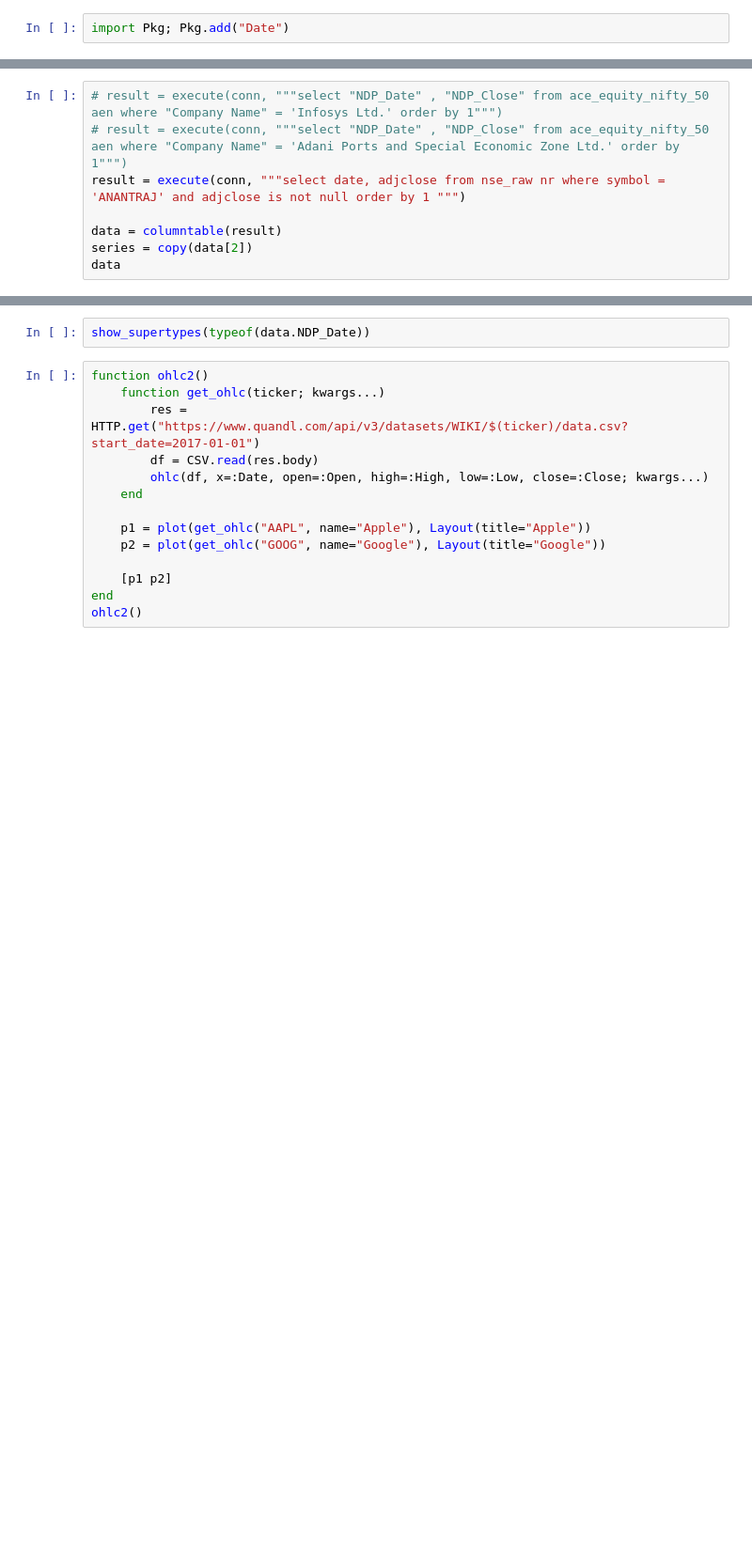
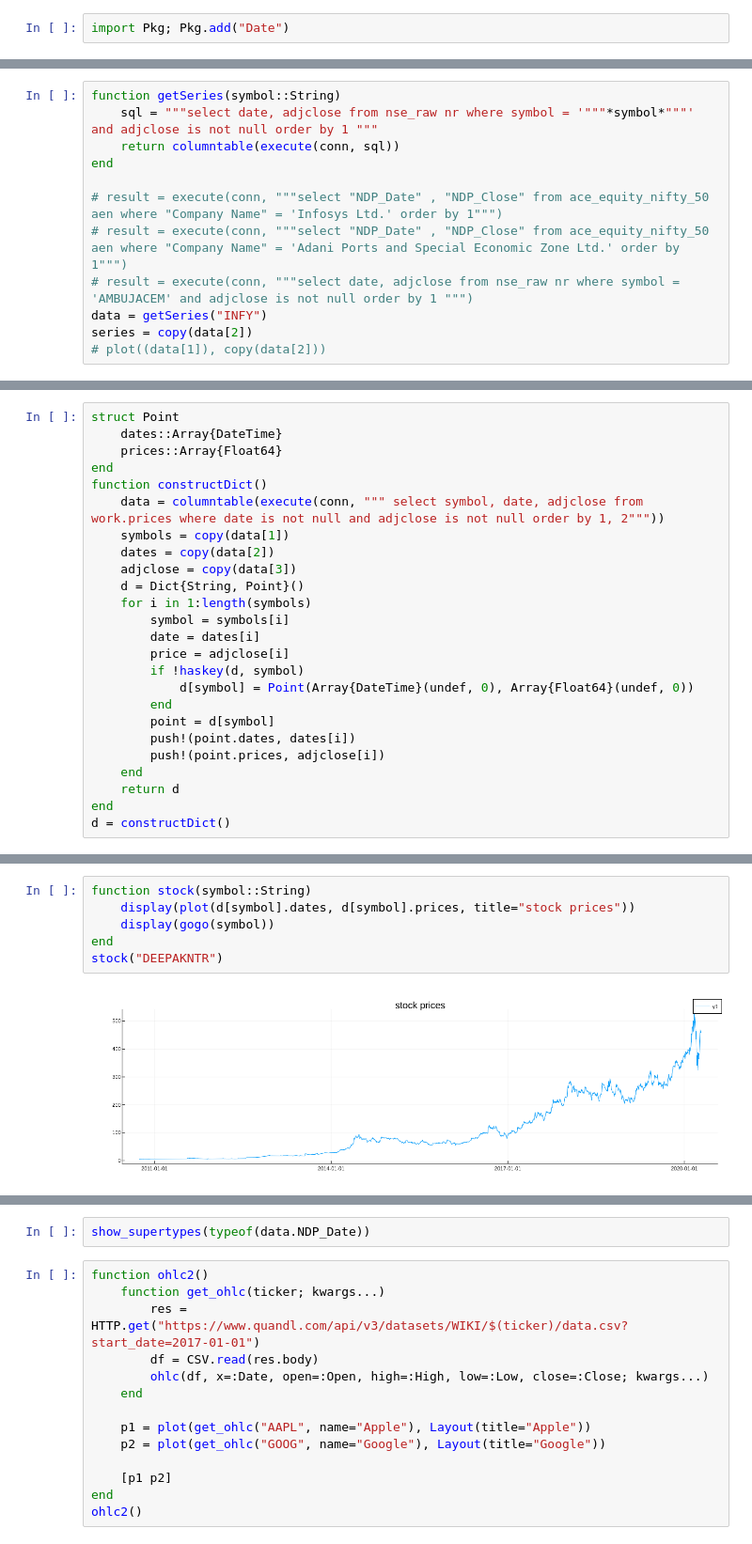
Before and after one commit to agsha/julia, a Jupyter notebook: template.ipynb, the cells around one changed output, grey strips where cells are left out. Shown: that part at 94% size. Saved outputs shown, nothing was run; the diff lists cells and outputs as text; blank space fills up the shorter version.

```diff
--- a/template.ipynb
+++ b/template.ipynb
@@ -10,8 +14,12 @@ sqlite = SQLite.DB()
 # %%
+function getSeries(symbol::String)
+    sql = """select date, adjclose from nse_raw nr where symbol = '"""*symbol*"""' and adjclose is not null order by 1 """
+    return columntable(execute(conn, sql))
+end
+
 # result = execute(conn, """select "NDP_Date" , "NDP_Close" from ace_equity_nifty_50 aen where "Company Name" = 'Infosys Ltd.' order by 1""")
 # result = execute(conn, """select "NDP_Date" , "NDP_Close" from ace_equity_nifty_50 aen where "Company Name" = 'Adani Ports and Special Economic Zone Ltd.' order by 1""")
-result = execute(conn, """select date, adjclose from nse_raw nr where symbol = 'ANANTRAJ' and adjclose is not null order by 1 """)
-
-data = columntable(result)
+# result = execute(conn, """select date, adjclose from nse_raw nr where symbol = 'AMBUJACEM' and adjclose is not null order by 1 """)
+data = getSeries("INFY")
 series = copy(data[2])
-data
+# plot((data[1]), copy(data[2]))
@@ -57,0 +125,25 @@ plot(x, plotData, label = permutedims(["year"*string(x) for x in 2:7]))
+# %%
+struct Point
+    dates::Array{DateTime}
+    prices::Array{Float64}
+end
+function constructDict()
+    data = columntable(execute(conn, """ select symbol, date, adjclose from work.prices where date is not null and adjclose is not null order by 1, 2"""))
+    symbols = copy(data[1])
+    dates = copy(data[2])
+    adjclose = copy(data[3])
+    d = Dict{String, Point}()
+    for i in 1:length(symbols)
+        symbol = symbols[i]
+        date = dates[i]
+        price = adjclose[i]
+        if !haskey(d, symbol)
+            d[symbol] = Point(Array{DateTime}(undef, 0), Array{Float64}(undef, 0))
+        end
+        point = d[symbol]
+        push!(point.dates, dates[i])
+        push!(point.prices, adjclose[i])
+    end
+    return d
+end
+d = constructDict()
@@ -57,0 +175,8 @@ plot(x, plotData, label = permutedims(["year"*string(x) for x in 2:7]))
+# %%
+function stock(symbol::String)
+    display(plot(d[symbol].dates, d[symbol].prices, title="stock prices"))
+    display(gogo(symbol))
+end
+stock("DEEPAKNTR")
+# %% [output]
+[figure, added]
```
Also changed, not shown: parts of 14 cells of this notebook.
